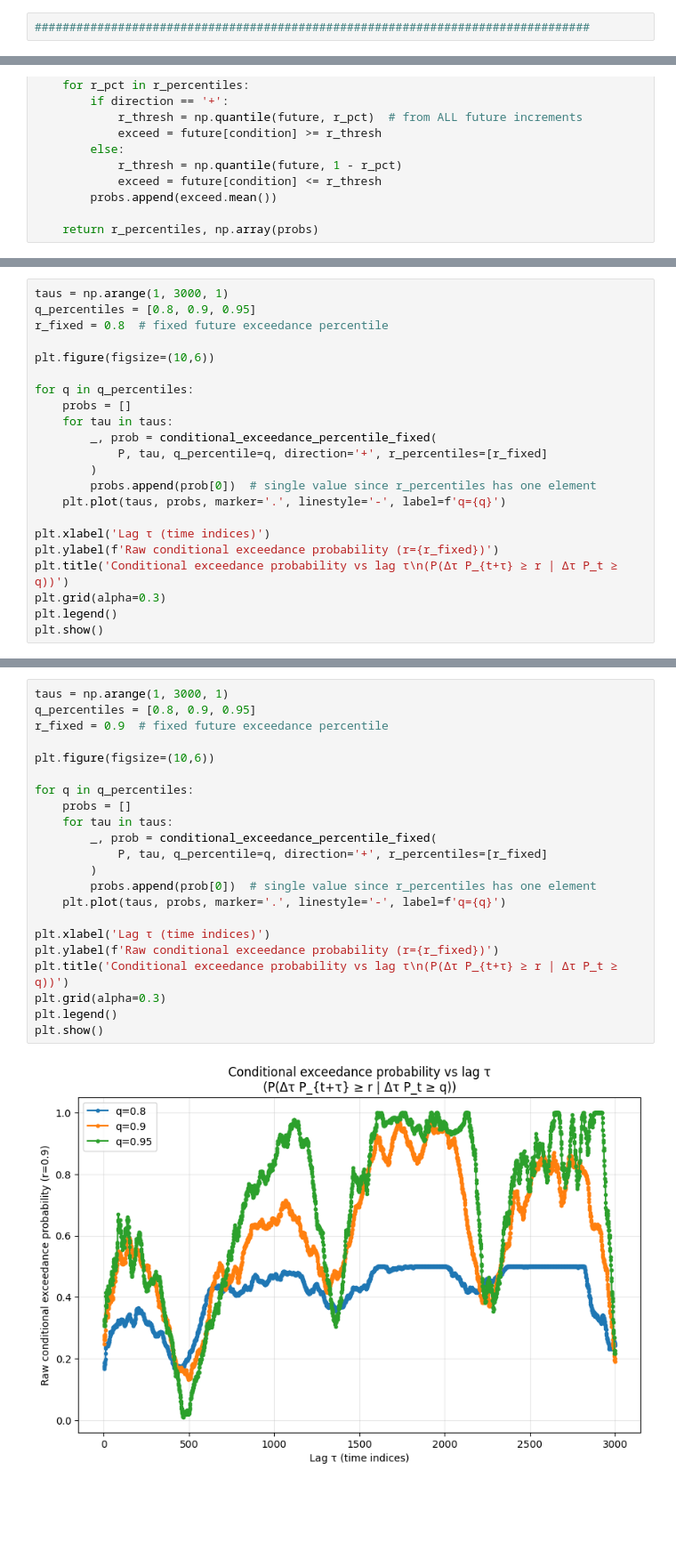
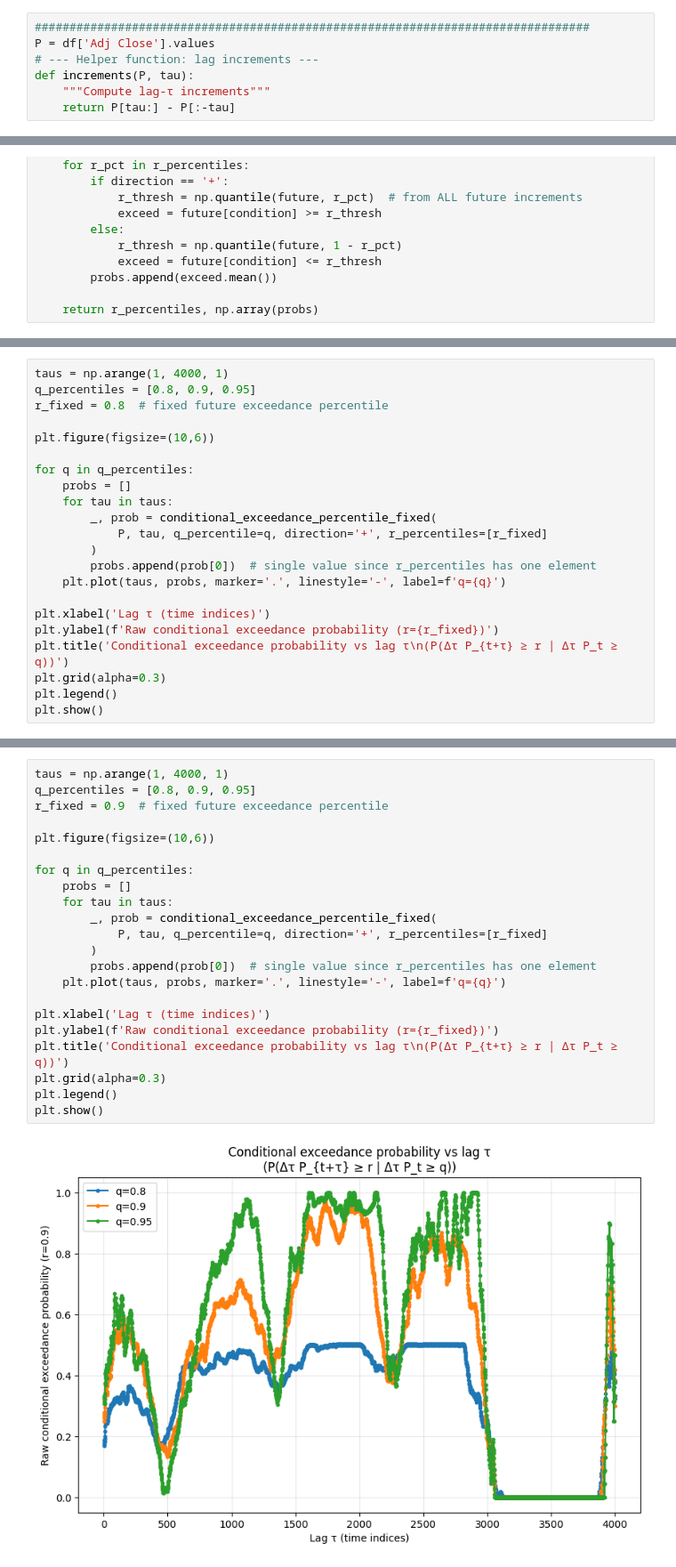
Before and after one commit to quantarram/quant-regime-research, a Jupyter notebook: notebooks/01_exploration.ipynb, the cells around one changed output, grey strips where cells are left out. Shown at 89% size. Drawn from its saved outputs; the diff is of its cells as text; blank space fills up the shorter version.

```diff
--- a/notebooks/01_exploration.ipynb
+++ b/notebooks/01_exploration.ipynb
@@ -110,6 +110,11 @@ plt.show()
 [figure]
 # %%
 ################################################################################
+P = df['Adj Close'].values
+# --- Helper function: lag increments ---
+def increments(P, tau):
+    """Compute lag-τ increments"""
+    return P[tau:] - P[:-tau]
 # %%
 def conditional_exceedance_percentile_fixed(P, tau, q_percentile, direction='+', r_percentiles=None):
     """
@@ -193,7 +198,7 @@ plt.show()
 # %% [output]
 [figure]
 # %%
-taus = np.arange(1, 3000, 1)
+taus = np.arange(1, 4000, 1)
 q_percentiles = [0.8, 0.9, 0.95]
 r_fixed = 0.8  # fixed future exceedance percentile
 
@@ -219,25 +224,25 @@ plt.show()
 # %%
-taus = np.arange(1, 3000, 1)
+taus = np.arange(1, 4000, 1)
 q_percentiles = [0.8, 0.9, 0.95]
 r_fixed = 0.9  # fixed future exceedance percentile
 
 plt.figure(figsize=(10,6))
 
 for q in q_percentiles:
     probs = []
     for tau in taus:
         _, prob = conditional_exceedance_percentile_fixed(
             P, tau, q_percentile=q, direction='+', r_percentiles=[r_fixed]
         )
         probs.append(prob[0])  # single value since r_percentiles has one element
     plt.plot(taus, probs, marker='.', linestyle='-', label=f'q={q}')
 
 plt.xlabel('Lag τ (time indices)')
 plt.ylabel(f'Raw conditional exceedance probability (r={r_fixed})')
 plt.title('Conditional exceedance probability vs lag τ\n(P(Δτ P_{t+τ} ≥ r | Δτ P_t ≥ q))')
 plt.grid(alpha=0.3)
 plt.legend()
 plt.show()
 # %% [output]
-[figure, old version]
+[figure, new version]
 # %%
```
Also changed, not shown: parts of 2 cells of this notebook, 2 other files.
